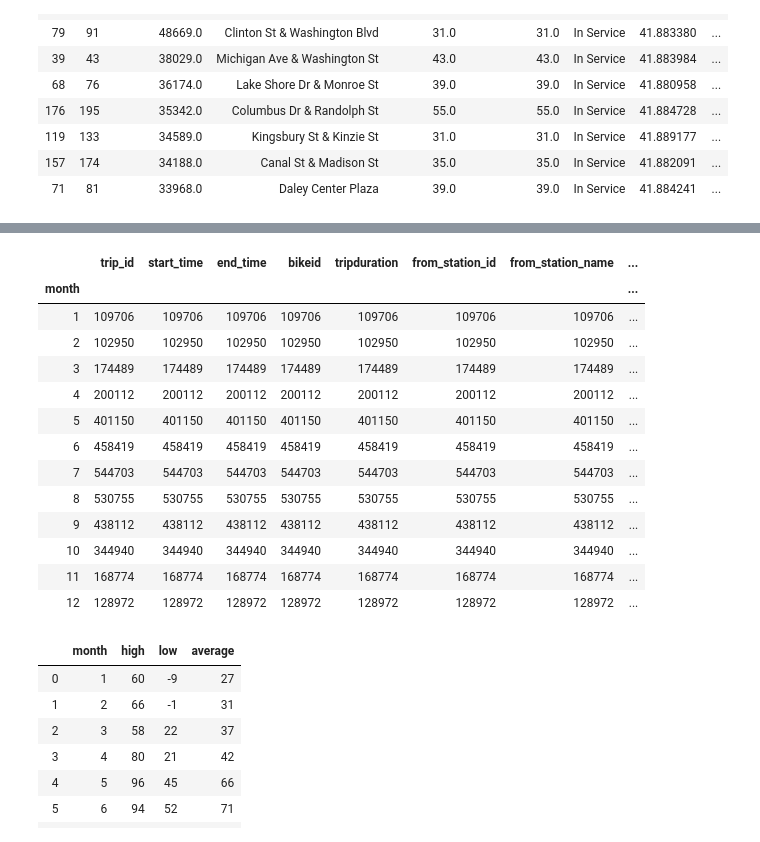
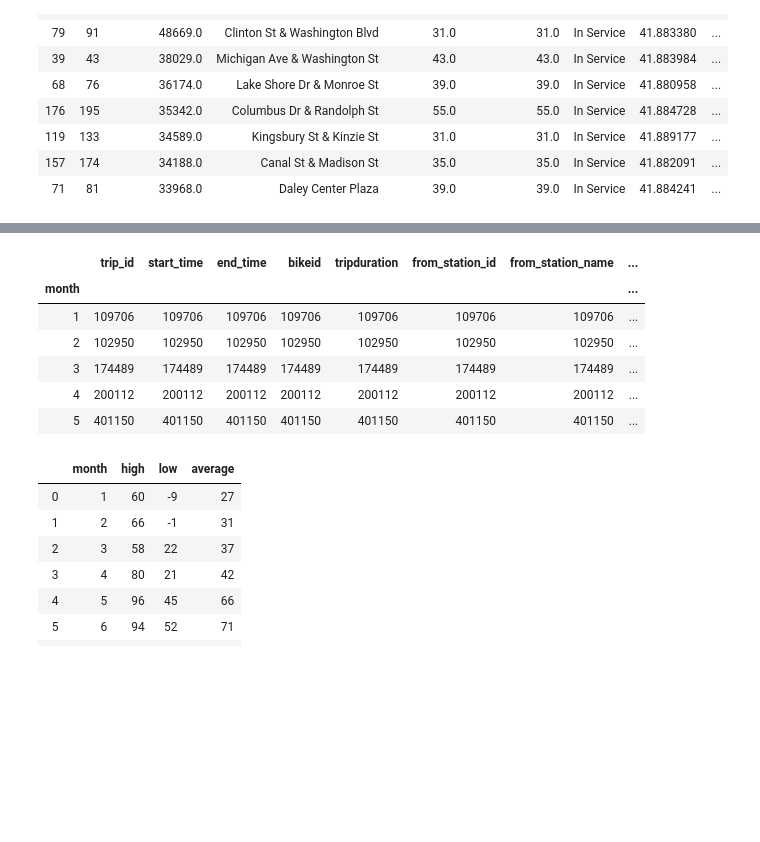
Before and after one commit to AlejandraRosa/Divvy_Project, a Jupyter notebook: Divvy_main.ipynb, the cells around one changed output, grey strips where cells are left out. Drawn from its saved outputs; the diff is of its cells as text; code cells hidden in the pictures; blank space fills up the shorter version.

```diff
--- a/Divvy_main.ipynb
+++ b/Divvy_main.ipynb
@@ -503,21 +524,14 @@ divvy_combined_month
 # %%
 #move month as index
 month_count = divvy_combined_month.groupby('month').count()
-month_count
+month_count.head()
 # %% [output]
 |  | trip_id | start_time | end_time | bikeid | tripduration | from_station_id | from_station_name | ... |
 | month |  |  |  |  |  |  |  | ... |
 | 1 | 109706 | 109706 | 109706 | 109706 | 109706 | 109706 | 109706 | ... |
 | 2 | 102950 | 102950 | 102950 | 102950 | 102950 | 102950 | 102950 | ... |
 | 3 | 174489 | 174489 | 174489 | 174489 | 174489 | 174489 | 174489 | ... |
 | 4 | 200112 | 200112 | 200112 | 200112 | 200112 | 200112 | 200112 | ... |
 | 5 | 401150 | 401150 | 401150 | 401150 | 401150 | 401150 | 401150 | ... |
-| 6 | 458419 | 458419 | 458419 | 458419 | 458419 | 458419 | 458419 | ... |
-| 7 | 544703 | 544703 | 544703 | 544703 | 544703 | 544703 | 544703 | ... |
-| 8 | 530755 | 530755 | 530755 | 530755 | 530755 | 530755 | 530755 | ... |
-| 9 | 438112 | 438112 | 438112 | 438112 | 438112 | 438112 | 438112 | ... |
-| 10 | 344940 | 344940 | 344940 | 344940 | 344940 | 344940 | 344940 | ... |
-| 11 | 168774 | 168774 | 168774 | 168774 | 168774 | 168774 | 168774 | ... |
-| 12 | 128972 | 128972 | 128972 | 128972 | 128972 | 128972 | 128972 | ... |
 # %%
 #need to bring temperature data - either avg temp by month or high/low temp by month
```
Also changed, not shown: parts of 38 cells of this notebook, 3 other files.
